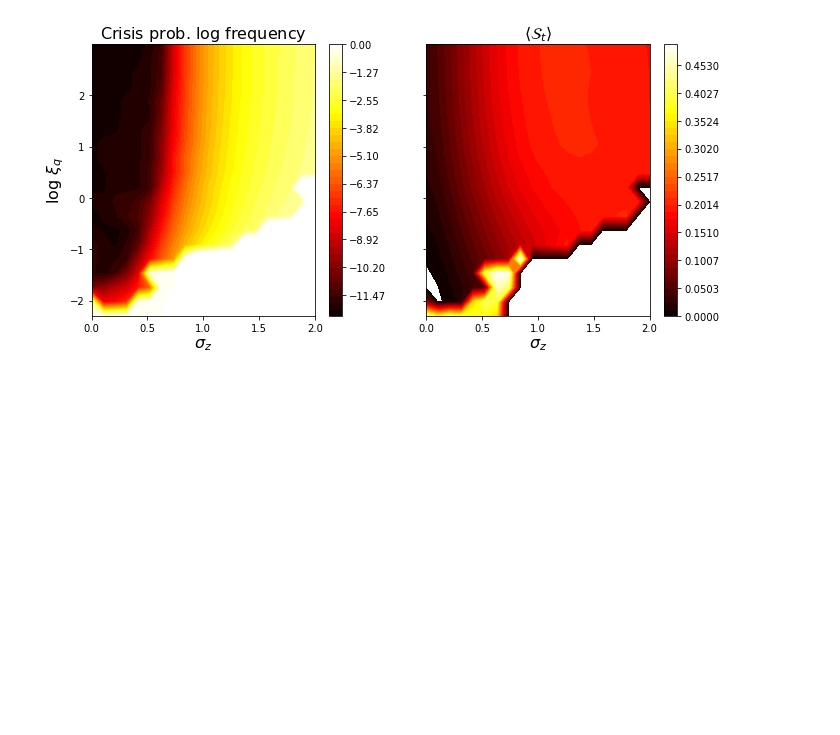
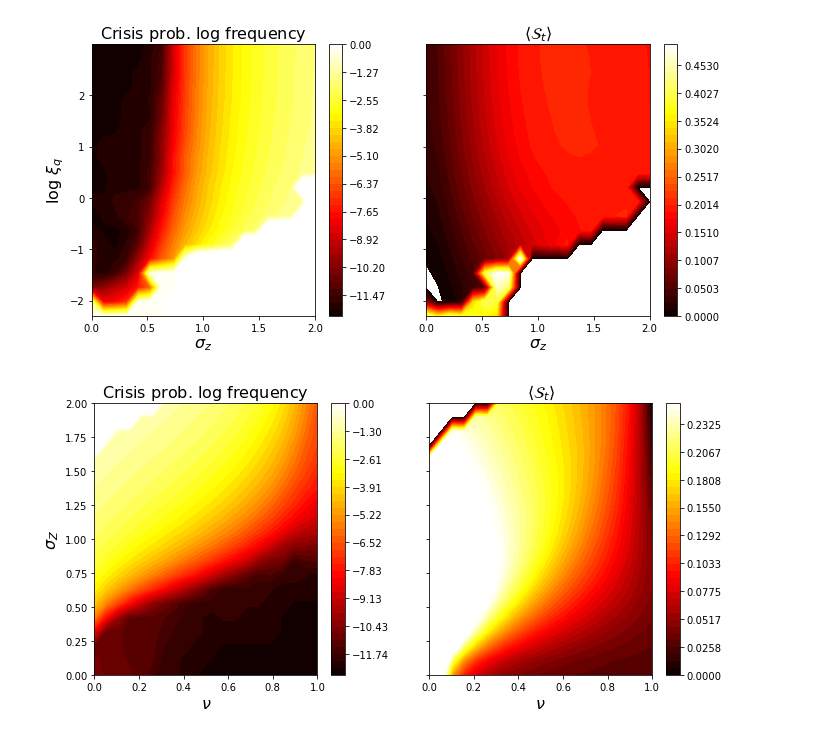
Before and after one commit to KarlNaumann/DynamicDSGE, a Jupyter notebook: DSGE_SharpeInvestment.ipynb, the cells around one changed output. Cells and saved outputs as stored; diff of their text form; code cells hidden in the pictures; blank space fills up the shorter version.

Commit message:
phase diagram of sigma Z vs nu

```diff
--- a/DSGE_SharpeInvestment.ipynb
+++ b/DSGE_SharpeInvestment.ipynb
@@ -370,3 +370,46 @@ ax[1].set_xlabel(r'$\sigma_z$', fontsize = 16)
 plt.savefig('fig_phase_port_szvssq.eps', format = 'eps')
 # %% [output]
 [figure]
+# %%
+file = open('data_sigmaZ_v_ratio.dict', 'rb')
+data = pickle.load(file)
+file.close()
+
+data['proportion'].fillna('10', inplace=True)
+data['sharpe'].fillna('0', inplace=True)
+
+
+fig, ax = plt.subplots(1,2,sharey = 'row', figsize=(11,5))
+
+col = np.asarray([0.001,.001,.001])
+
+
+x,y,z = data['proportion'].columns, data['proportion'].index, np.log(data['proportion'].astype(float))
+#CS = ax[0].contourf(x,y,z,levels=[-8,-6,-4,-2,0], colors=['r',[.8,0,0],[.6,0,0],[.4,0,0],'k'])
+CS = ax[0].contourf(x,y,z,levels=np.linspace(z.min().min(), 0, level_n), cmap=cmap)
+plt.colorbar(CS, ax=ax[0])
+
+x,y,z = data['sharpe'].columns , data['sharpe'].index, data['sharpe']
+#SH = ax[1].contourf(x,y,z, levels=[0,.05,.1,.15,.2,.25,.3,.35,.4])
+SH = ax[1].contourf(x,y,z, levels=np.linspace(0, z.max().max(), level_n), cmap=cmap)
+plt.colorbar(SH, ax=ax[1])
+
+#ax[1].clabel(SH, inline=1, fontsize=10)
+#ax[0].clabel(CS, inline=1, fontsize=10)
+ax[0].set_title(r'Crisis prob. $\log$ frequency', fontsize = 16)
+ax[0].set_ylabel(r'$\sigma_Z$', fontsize = 16)
+ax[0].set_xlabel(r'$\nu$', fontsize = 16)
+#ax[0].set_xticks([0,.5,1,1.5,2])
+#ax[0].set_xticklabels(['0','0.5','1','1.5','2'])
+#ax[1].set_xticks([0,.5,1,1.5,2])
+#ax[1].set_xticklabels(['0','0.5','1','1.5','2'])
+ax[1].set_title(r'$\langle\mathcal{S}_t \rangle$', fontsize = 16)
+#ax[1].set_ylabel(r'$\log\ q_{shock}$', fontsize = 16)
+ax[1].set_xlabel(r'$\nu$', fontsize = 16)
+#a = ax[1].twinx()
+#a.set_yticks([])
+#a.set_ylabel( '$\nu = $' + str(params['ratio']) + r', $\theta_s$ = '+ str(params['s_theta']), fontsize = 16)
+
+plt.savefig('fig_phase_port_szvsratio.eps', format = 'eps')
+# %% [output]
+[figure, added]
```
Also changed, not shown: parts of 3 cells of this notebook, 4 other files.
